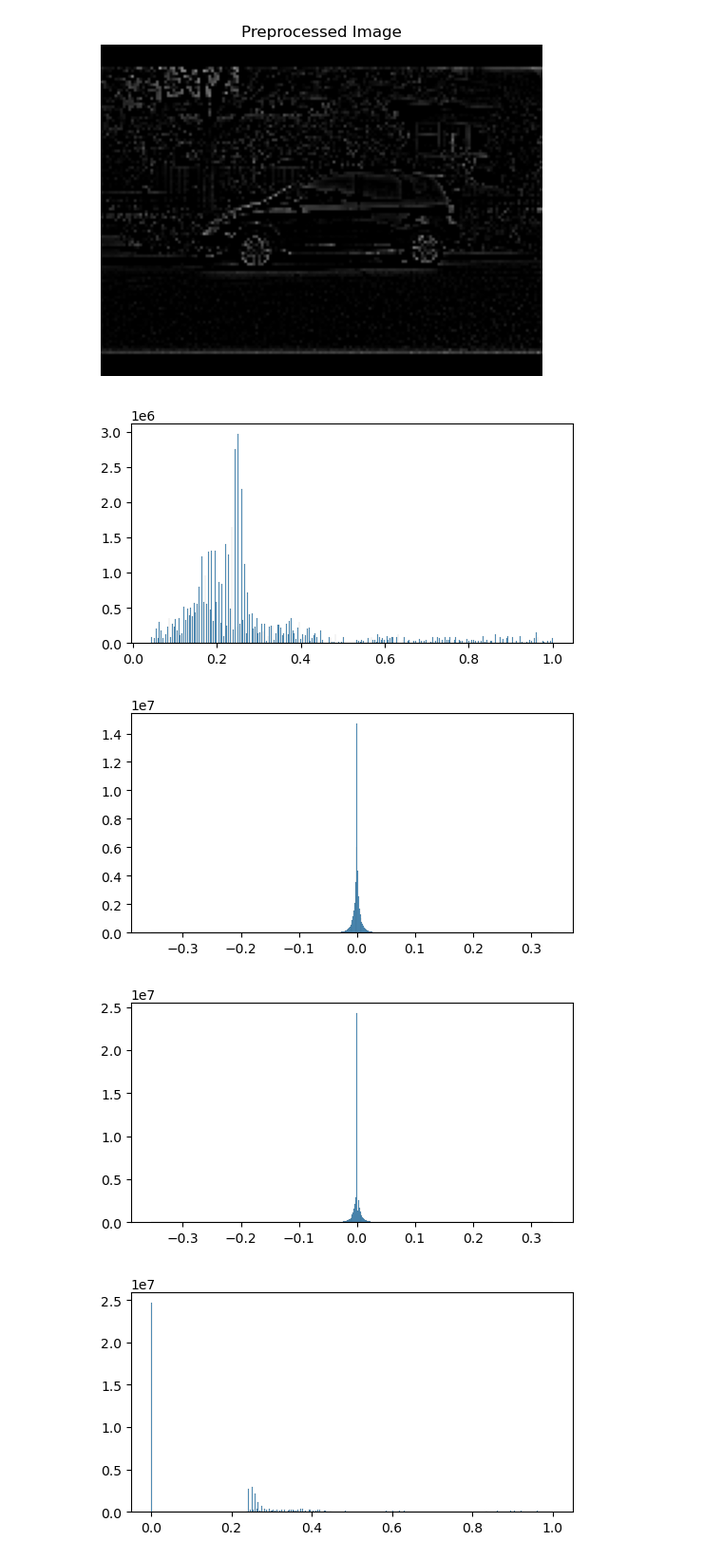
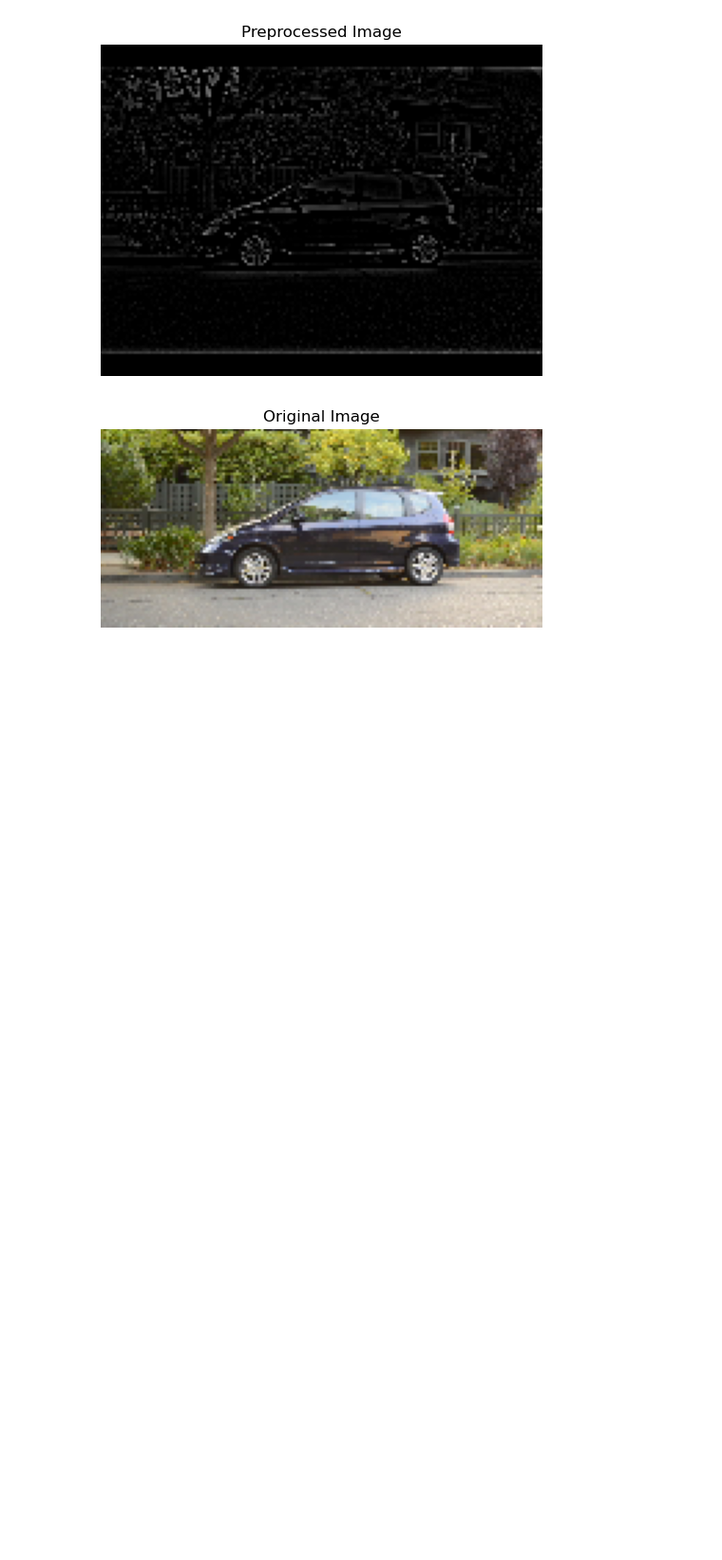
Before and after one commit to LiaNimmermann/Visualization-Notebooks, a Jupyter notebook: Processed-Images/Preprocessing-Visualization-Cleaned.ipynb, the cells around one changed output. Shown at 95% size. Saved outputs shown, nothing was run; the diff lists cells and outputs as text; code cells hidden in the pictures; blank space fills up the shorter version.

```diff
--- a/Processed-Images/Preprocessing-Visualization-Cleaned.ipynb
+++ b/Processed-Images/Preprocessing-Visualization-Cleaned.ipynb
@@ -487,18 +482,20 @@ Clipping input data to the valid range for imshow with RGB data ([0..1] for floa
 # %%
-path = "C:\\Users\\dekav\\VSC-Code\\Visualization-Notebooks\\Processed-Images\\images\\cityscapes.png"
 
-original_image = Image.open(path).convert('RGB')
-original_tensor = transform(original_image).unsqueeze(0)
-original_sparse = sparse_module_05(original_tensor)
-result = visualize_preprocessing(path, blur_module_bw, sparse_module_00)
-result_sparse_05 = visualize_preprocessing(path, blur_module_bw, sparse_module_05)
 
-plot_value_distribution(original_tensor, title="Original Image Value Distribution")
-plot_value_distribution(result, title="Preprocessed Image Value Distribution")
-plot_value_distribution(result_sparse_05, title="Preprocessed Image with 50% Sparsity Value Distribution")
-plot_value_distribution(original_sparse, title="Original Image with 50% Sparsity Value Distribution")
+# cut the original tensor top and bottom for 20% each to focus on the center part of the image
+height = original_tensor.shape[2]
+cut_top = int(height * 0.2)
+cut_bottom = int(height * 0.8)
+original_tensor = original_tensor[:, :, cut_top:cut_bottom, :]
+
+# plot original tensor
+plot_tensor_as_image(original_tensor[0], title="Original Image")
+
+# blur image with torch gaussian blur for better visualization of sparsity
+gaussian_blur = T.GaussianBlur(kernel_size=11, sigma=2.0)
+#blurred_tensor = gaussian_blur(original_tensor)
+
+# save blurred image
+#save_image_rgb(blurred_tensor[0], "result", "original_blurred", 3, "images/cityscapes_blur", True)
 # %% [output]
-[figure, old version]
+[figure, new version]
-[figure, removed]
-[figure, removed]
-[figure, removed]
```
Also changed, not shown: parts of 14 cells of this notebook, 13 other files.
